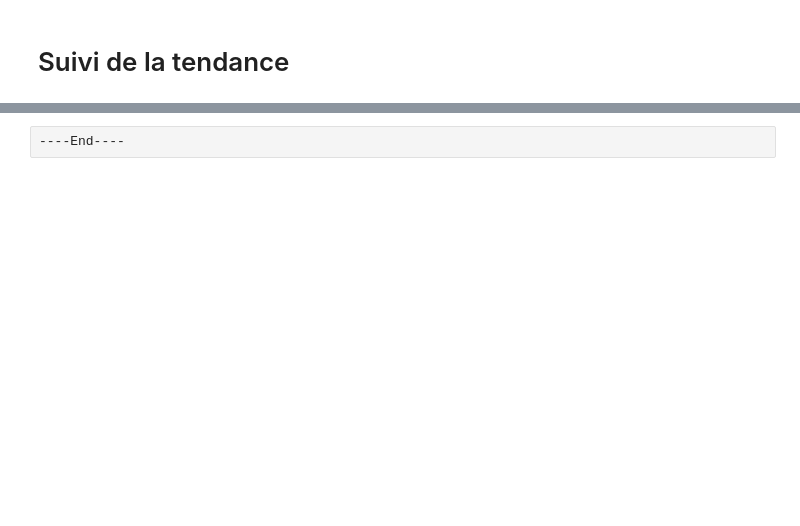
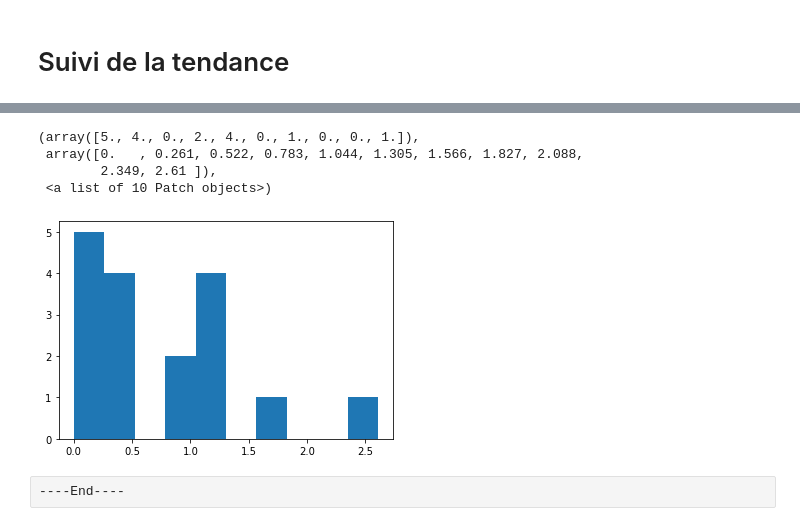
Before and after one commit to Nico-Facto/Projet_Cinema, a Jupyter notebook: 2-Prédiction BigML Décembre 2019.ipynb, the cells around one changed output, grey strips where cells are left out. Drawn from its saved outputs; the diff is of its cells as text; code cells hidden in the pictures; blank space fills up the shorter version.

```diff
--- a/2-Prédiction BigML Décembre 2019.ipynb
+++ b/2-Prédiction BigML Décembre 2019.ipynb
@@ -110,2 +131,11 @@ df_temp.shape
+# %%
+err_hist = np.abs(board['target'] - board['pred'])
+plt.hist(err_hist)
+# %% [output]
+(array([5., 4., 0., 2., 4., 0., 1., 0., 0., 1.]),
+ array([0.   , 0.261, 0.522, 0.783, 1.044, 1.305, 1.566, 1.827, 2.088,
+        2.349, 2.61 ]),
+ <a list of 10 Patch objects>)
+[figure, added]
 # %% [raw]
 ----End----
```
Also changed, not shown: parts of 6 cells of this notebook, 6 other files.
